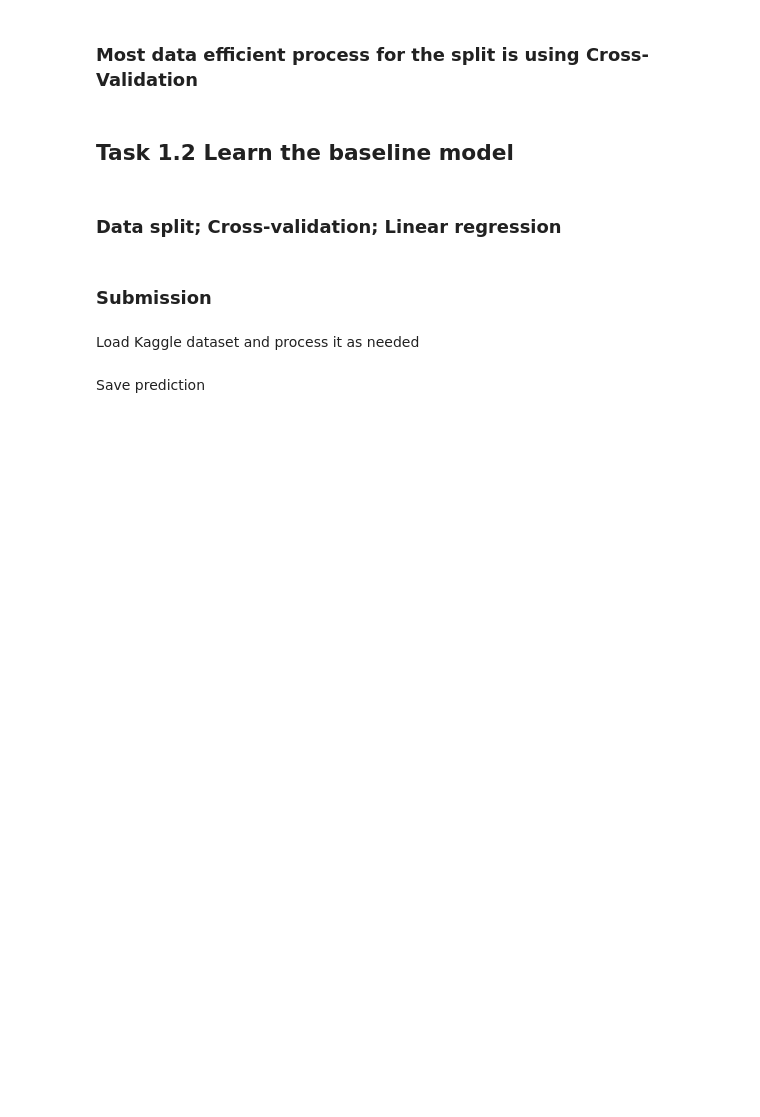
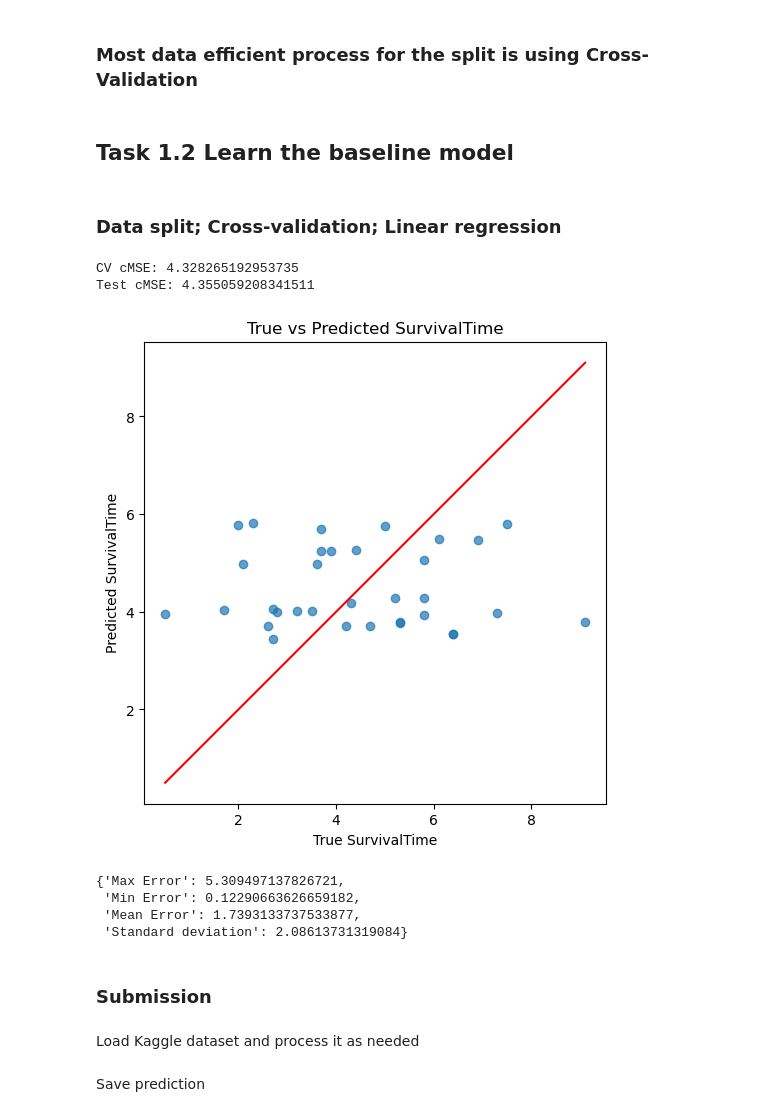
Before and after one commit to RenatoViola/AA_Assignment_2, a Jupyter notebook: Code/Task_1.ipynb, the cells around one changed output. Drawn from its saved outputs; the diff is of its cells as text; code cells hidden in the pictures; blank space fills up the shorter version.

```diff
--- a/Code/Task_1.ipynb
+++ b/Code/Task_1.ipynb
@@ -53,7 +55,7 @@ def model_metrics(y_true, y_pred):
         'Max Error': np.max(np.abs(error)),
         'Min Error': np.min(np.abs(error)),
         'Mean Error': np.mean(np.abs(error)),
-        'Std of Error': np.std(error)
+        'Standard deviation': np.std(error)
     }
     return metrics
 
@@ -125,7 +162,18 @@ c = np.array(c)
 ### Data split; Cross-validation; Linear regression
 # %%
 linear_reg = make_pipeline(StandardScaler(), LinearRegression())
-linear_reg, _ , _, _ = evaluate_model(X, y, c, linear_reg, show_plot=True)
+linear_reg, _ , _, lr_metrics = evaluate_model(X, y, c, linear_reg, show_plot=True)
+# %% [output]
+CV cMSE: 4.328265192953735
+Test cMSE: 4.355059208341511
+[figure, added]
+# %%
+lr_metrics
+# %% [output]
+{'Max Error': 5.309497137826721,
+ 'Min Error': 0.12290663626659182,
+ 'Mean Error': 1.7393133737533877,
+ 'Standard deviation': 2.08613731319084}
 # %% [markdown]
 ### Submission
 # %% [markdown]
```
Also changed, not shown: parts of 10 cells of this notebook, 4 other files.
